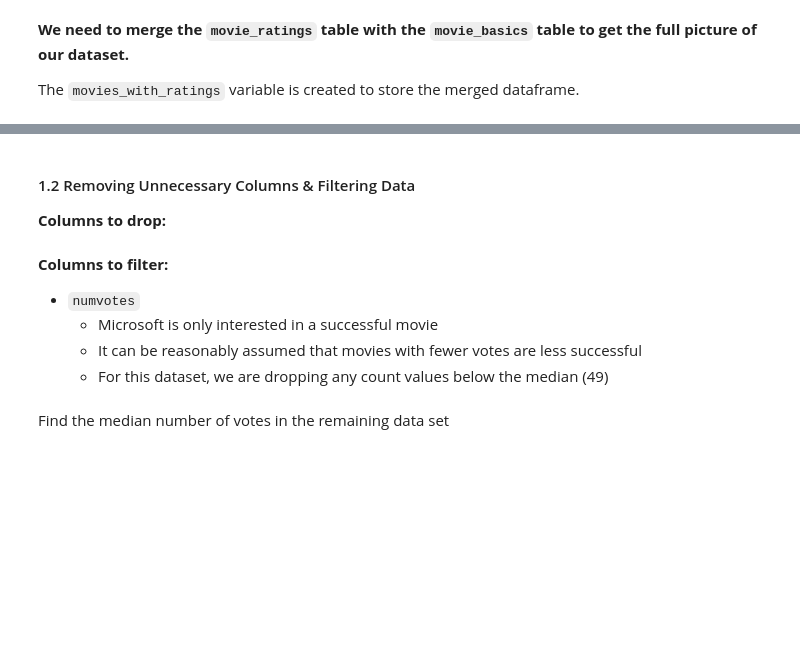
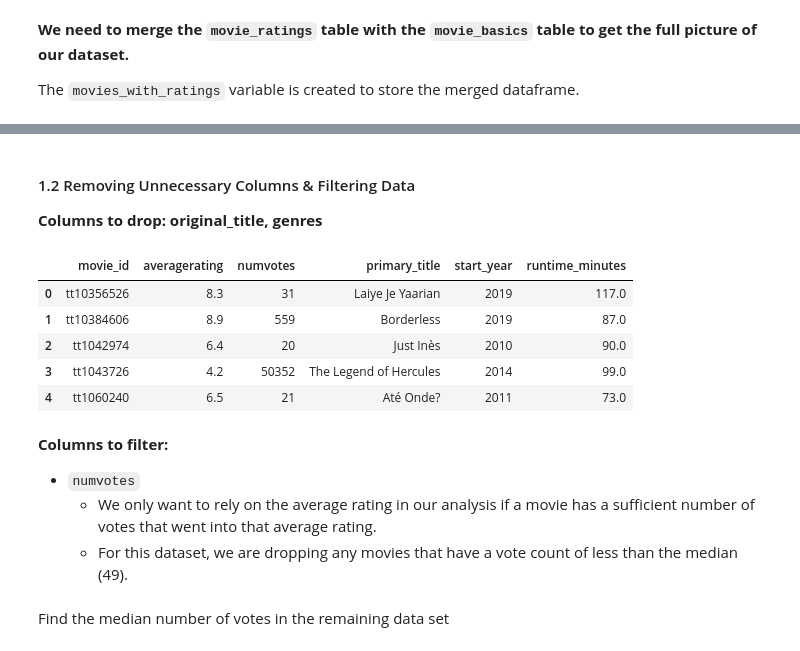
Before and after one commit to fetterollie/Microsoft-Movie-Analysis, a Jupyter notebook: dsc-phase1-project-template - MD_Copy.ipynb, the cells around one changed output, grey strips where cells are left out. Cells and saved outputs as stored; diff of their text form; code cells hidden in the pictures; blank space fills up the shorter version.

```diff
--- a/dsc-phase1-project-template - MD_Copy.ipynb
+++ b/dsc-phase1-project-template - MD_Copy.ipynb
@@ -422,13 +422,22 @@ movies_with_ratings.head()
 | 4 | tt1060240 | 6.5 | 21 | Até Onde? | Até Onde? | 2011 | 73.0 | ... |
 # %% [markdown]
 #### 1.2 Removing Unnecessary Columns & Filtering Data
-**Columns to drop:**
+**Columns to drop: original_title, genres**
+# %%
+movies_with_ratings_clean = movies_with_ratings.drop(['original_title', 'genres'], axis=1)
+movies_with_ratings_clean.head()
+# %% [output]
+|  | movie_id | averagerating | numvotes | primary_title | start_year | runtime_minutes |
+| 0 | tt10356526 | 8.3 | 31 | Laiye Je Yaarian | 2019 | 117.0 |
+| 1 | tt10384606 | 8.9 | 559 | Borderless | 2019 | 87.0 |
+| 2 | tt1042974 | 6.4 | 20 | Just Inès | 2010 | 90.0 |
+| 3 | tt1043726 | 4.2 | 50352 | The Legend of Hercules | 2014 | 99.0 |
+| 4 | tt1060240 | 6.5 | 21 | Até Onde? | 2011 | 73.0 |
 # %% [markdown]
 **Columns to filter:**
 - `numvotes`
-    - Microsoft is only interested in a successful movie
-    - It can be reasonably assumed that movies with fewer votes are less successful
-    - For this dataset, we are dropping any count values below the median (49)
+    - We only want to rely on the average rating in our analysis if a movie has a sufficient number of votes that went into that average rating.
+    - For this dataset, we are dropping any movies that have a vote count of less than the median (49).
 # %% [markdown]
 Find the median number of votes in the remaining data set
 # %%
```
Also changed, not shown: parts of 21 cells of this notebook.
